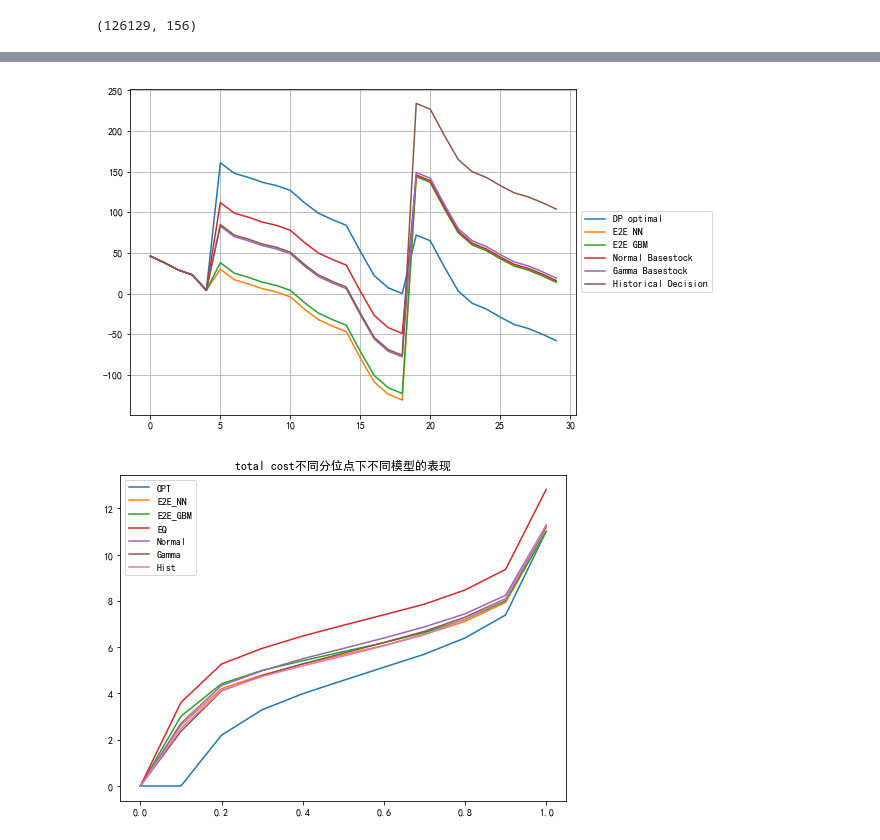
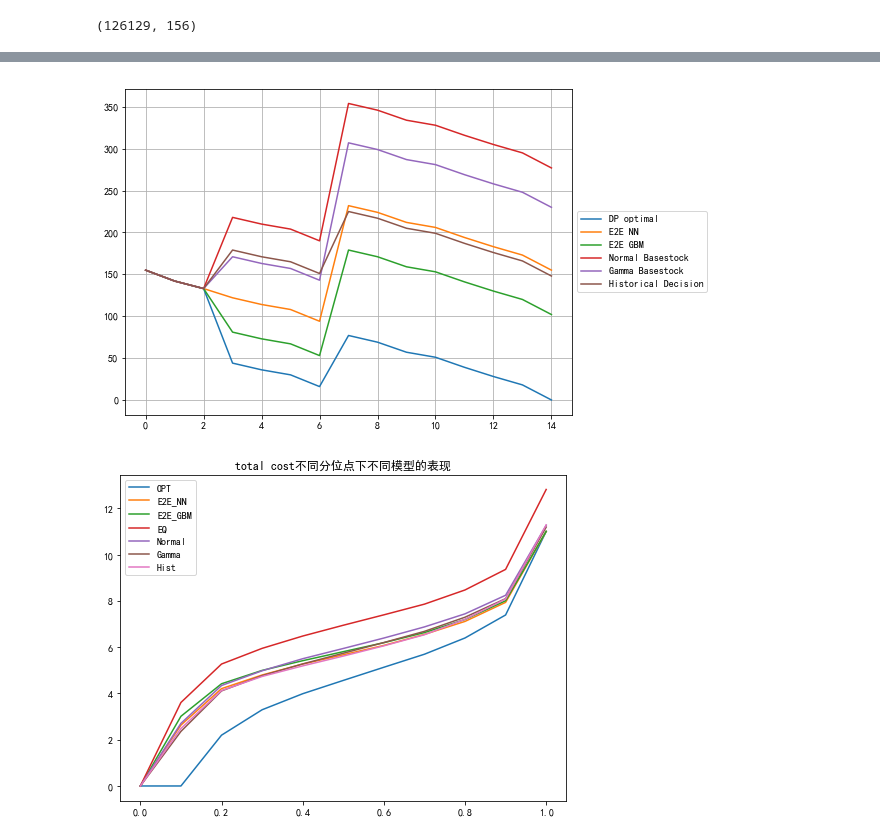
Before and after one commit to schemmy/e2e, a Jupyter notebook: construction/nn_v2.ipynb, the cells around one changed output, grey strips where cells are left out. Cells and saved outputs as stored; diff of their text form; code cells hidden in the pictures.

```diff
--- a/construction/nn_v2.ipynb
+++ b/construction/nn_v2.ipynb
@@ -120,7 +120,7 @@ TO_SCALE = [
             ]
 SEQ2SEQ = ['Enc_X', 'Enc_y', 'Dec_X', 'Dec_y']
 
-LABEL = ['demand_RV_dp']
+LABEL = ['demand_RV']
 LABEL_vlt = ['vlt_actual']
 LABEL_sf = ['label_sf']
 # %%
@@ -132,8 +132,8 @@ sku_set = o0.sku_id.unique()
 sku_train, sku_test = train_test_split(sku_set, random_state=10, train_size=0.85, test_size=0.15)
 # with open('../data/1320_feature/sku_buddle.pkl', 'rb') as fp:
 #     sku_train, sku_test = pickle.load(fp)
-df_train = o0[(o0['sku_id'].isin(sku_train)) & (o0['create_tm'] < dt.datetime(2018,8,5))]
-df_test = o0[(o0['sku_id'].isin(sku_test)) & (o0['create_tm'] >= dt.datetime(2018,8,5))]
+df_train = o0[(o0['sku_id'].isin(sku_train)) & (o0['create_tm'] >= dt.datetime(2018,7,25))]
+df_test = o0[(o0['sku_id'].isin(sku_test)) & (o0['create_tm'] < dt.datetime(2018,7,25))]
 # %%
 # with open('../data/1320_feature/sku_buddle.pkl', 'wb') as file_pkl:
 #     pickle.dump([sku_train, sku_test], file_pkl, protocol=pickle.HIGHEST_PROTOCOL)
@@ -189,7 +189,7 @@ input_dim =  vlt_dim + sf_dim + oth_dim + is_dim + cat_dim
 hidden_dim = [[100, 120], 160, 30]
 
 output_dim = 1
-q = 0.8
+q = 0.6
 
 
 tf.reset_default_graph()
@@ -340,5 +340,5 @@ sns.distplot(y_test_ns.clip(0,1000));
 # %%
-gbm = lgb.LGBMRegressor(alpha=0.9, objective='quantile', max_depth = -10, num_leaves=31, learning_rate=0.05,
+gbm = lgb.LGBMRegressor(alpha=0.6, objective='quantile', max_depth = -10, num_leaves=31, learning_rate=0.05,
                         n_estimators=500,
                         subsample=0.7,
                         reg_sqrt = True,
@@ -625,17 +605,17 @@ pd.DataFrame({'Total': df_cost_agg[['OPT','E2E_NN','E2E_GBM','Normal','Gamma','H
 # %%
-tt = o4g.iloc[82,:]
+tt = o4g.iloc[96,:]
 fig, ax1 = plt.subplots(figsize=(8, 6))
 ax1.plot(tt['OPT_agginv_f'], label = 'DP optimal')
 ax1.plot(tt['E2E_NN_agginv_f'], label = 'E2E NN')
 ax1.plot(tt['E2E_GBM_agginv_f'], label = 'E2E GBM')
 # ax1.plot(tt['EQ_agginv_f'], label = 'Emperical Quantile')
 ax1.plot(tt['Normal_agginv_f'], label = 'Normal Basestock')
 ax1.plot(tt['Gamma_agginv_f'], label = 'Gamma Basestock')
 ax1.plot(tt['Hist_agginv_f'], label = 'Historical Decision')
 ax1.legend(loc='center left', bbox_to_anchor=(1.0, 0.5))
 ax1.grid(True)
 # %% [output]
-[figure, old version]
+[figure, new version]
 # %%
 co_qtl = df_cost.iloc[:,2:].quantile(np.linspace(0, 1, 11), numeric_only=False)
 hd_qtl = df_holding.iloc[:,2:].quantile(np.linspace(0, 1, 11), numeric_only=False)
```
Also changed, not shown: parts of 11 cells of this notebook, 2 other files.
